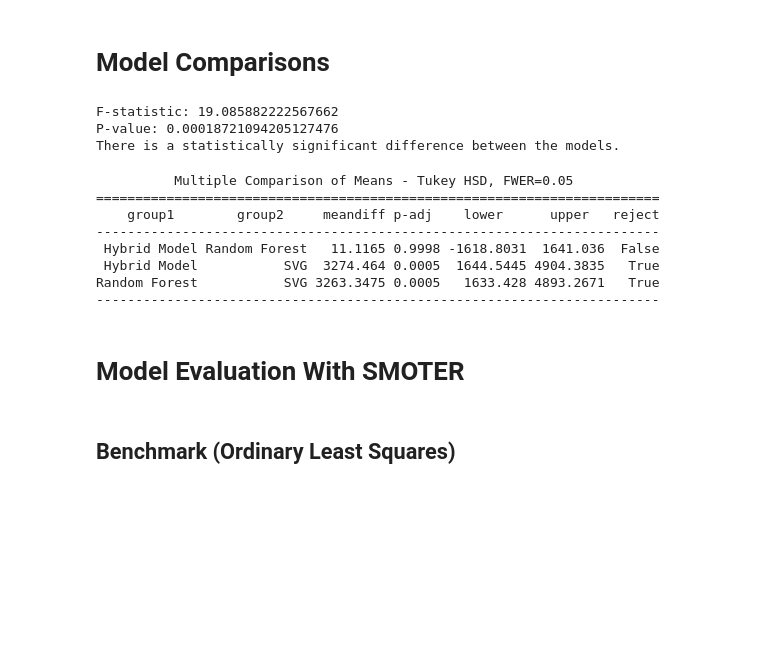
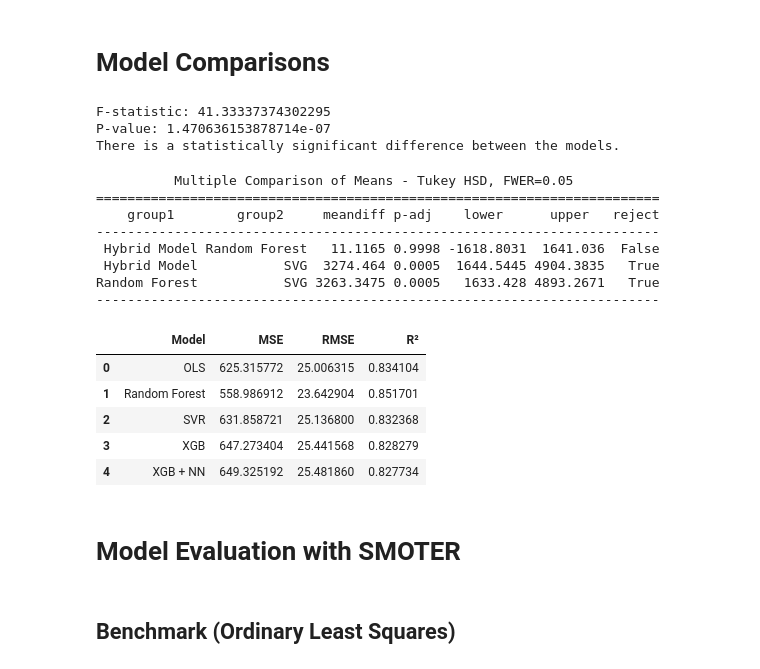
Before and after one commit to Luke1709/CSC-40080, a Jupyter notebook: final.ipynb, the cells around one changed output. Cells and saved outputs as stored; diff of their text form; code cells hidden in the pictures; blank space fills up the shorter version.

```diff
--- a/final.ipynb
+++ b/final.ipynb
@@ -965,3 +951,8 @@ Tuned Random Forest R-squared: 0.8517011690735703
+# %%
+# Evaluate the best model
+rf_mse_best = mean_squared_error(y_test, y_pred_best_rf)
+rf_rmse_best = np.sqrt(rf_mse_best)
+rf_r2_best = r2_score(y_test, y_pred_best_rf)
 # %% [markdown]
 ## Support Vector Regression
 # %%
@@ -1060,3 +1041,8 @@ Tuned SVR R-squared: 0.8323683296961194
+# %%
+# Evaluate the best model
+svr_mse_best = mean_squared_error(y_test, y_pred_best_svr)
+svr_rmse_best = np.sqrt(svr_mse_best)
+svr_r2_best = r2_score(y_test, y_pred_best_svr)
 # %% [markdown]
 ## XGBoost
 # %%
@@ -1163,3 +1126,8 @@ Tuned XGBoost R-squared: 0.828278825343517
+# %%
+# Evaluate the Model
+xgb_mse_best = mean_squared_error(y_test, y_pred_best_xgb)
+xgb_rmse_best = np.sqrt(xgb_mse_best)
+xgb_r2_best = r2_score(y_test, y_pred_best_xgb)
 # %% [markdown]
 ## Stacked Neural Network + XGBoost
 # %%
@@ -1288,30 +1243,37 @@ print(f"Tuned Stacked Model R-squared: {r2_best_stacked}")
 Best parameters found: {'nn__activation': 'relu', 'nn__alpha': 0.002284404372168336, 'nn__hidden_layer_sizes': (100,), 'nn__solver': 'adam', 'xgb__colsample_bytree': 0.9416401294594341, 'xgb__learning ...
 Tuned Stacked Model MSE: 649.3251918773118
 Tuned Stacked Model R-squared: 0.8277344874343173
+# %%
+# Evaluate the model
+stacked_mse_best = mean_squared_error(y_test, y_pred_best_stacked)
+stacked_rmse_best = np.sqrt(stacked_mse_best)
+stacked_r2_best = r2_score(y_test, y_pred_best_stacked)
 # %% [markdown]
 # Model Comparisons
 # %%
 from scipy.stats import f_oneway
 
-mse_model1 = -rf_cv
-mse_model2 = -svr_cv
-mse_model3 = -hybrid_cv
+rf_results_mse = rf_results['mean_test_score']
+svr_results_mse = svr_results['mean_test_score']
+xgb_results_mse = xgb_results['mean_test_score']
+stacked_restults_mse = stacked_restults['mean_test_score']
 
-# Step 3: Apply ANOVA test to compare the models
-f_statistic, p_value = f_oneway(mse_model1, mse_model2, mse_model3)
+# Perform ANOVA test
+#f_statistic, p_value = f_oneway(rf_results, svr_results, xgb_results, stacked_restuls)
+f_statistic, p_value = f_oneway(rf_results_mse, xgb_results_mse)
 
-# Step 4: Output the results
+# Output the results
 print(f"F-statistic: {f_statistic}")
 print(f"P-value: {p_value}")
 
-# Interpretation
+# Interpretation of ANOVA test result
 if p_value < 0.05:
     print("There is a statistically significant difference between the models.")
 else:
     print("No statistically significant difference between the models.")
 # %% [output]
-F-statistic: 19.085882222567662
-P-value: 0.00018721094205127476
+F-statistic: 41.33337374302295
+P-value: 1.470636153878714e-07
 There is a statistically significant difference between the models.
 # %%
 from statsmodels.stats.multicomp import pairwise_tukeyhsd
@@ -1340,8 +1302,33 @@ print(tukey)
  Hybrid Model           SVG  3274.464 0.0005  1644.5445 4904.3835   True
 Random Forest           SVG 3263.3475 0.0005   1633.428 4893.2671   True
 ------------------------------------------------------------------------
+# %%
+# Dataframe for Metric Comparison without SMOTER
+
+models = ['OLS', 'Random Forest', 'SVR', 'XGB', 'XGB + NN']
+mse = [ols_mse, rf_mse_best, svr_mse_best, xgb_mse_best, stacked_mse_best]
+rmse = [ols_rmse, rf_rmse_best, svr_rmse_best, xgb_rmse_best, stacked_rmse_best]
+r2 = [ols_r2, rf_r2_best, svr_r2_best, xgb_r2_best, stacked_r2_best]
+
+# Create the DataFrame
+df_results = pd.DataFrame({
+    'Model': models,
+    'MSE': mse,
+    'RMSE': rmse,
+    'R²': r2
+})
+
+# Display the DataFrame
+df_results
+# %% [output]
+|  | Model | MSE | RMSE | R² |
+| 0 | OLS | 625.315772 | 25.006315 | 0.834104 |
+| 1 | Random Forest | 558.986912 | 23.642904 | 0.851701 |
+| 2 | SVR | 631.858721 | 25.136800 | 0.832368 |
+| 3 | XGB | 647.273404 | 25.441568 | 0.828279 |
+| 4 | XGB + NN | 649.325192 | 25.481860 | 0.827734 |
 # %% [markdown]
-# Model Evaluation With SMOTER
+# Model Evaluation with SMOTER
 # %% [markdown]
 ## Benchmark (Ordinary Least Squares)
 # %%
```
Also changed, not shown: parts of 17 cells of this notebook, 2 other files.
